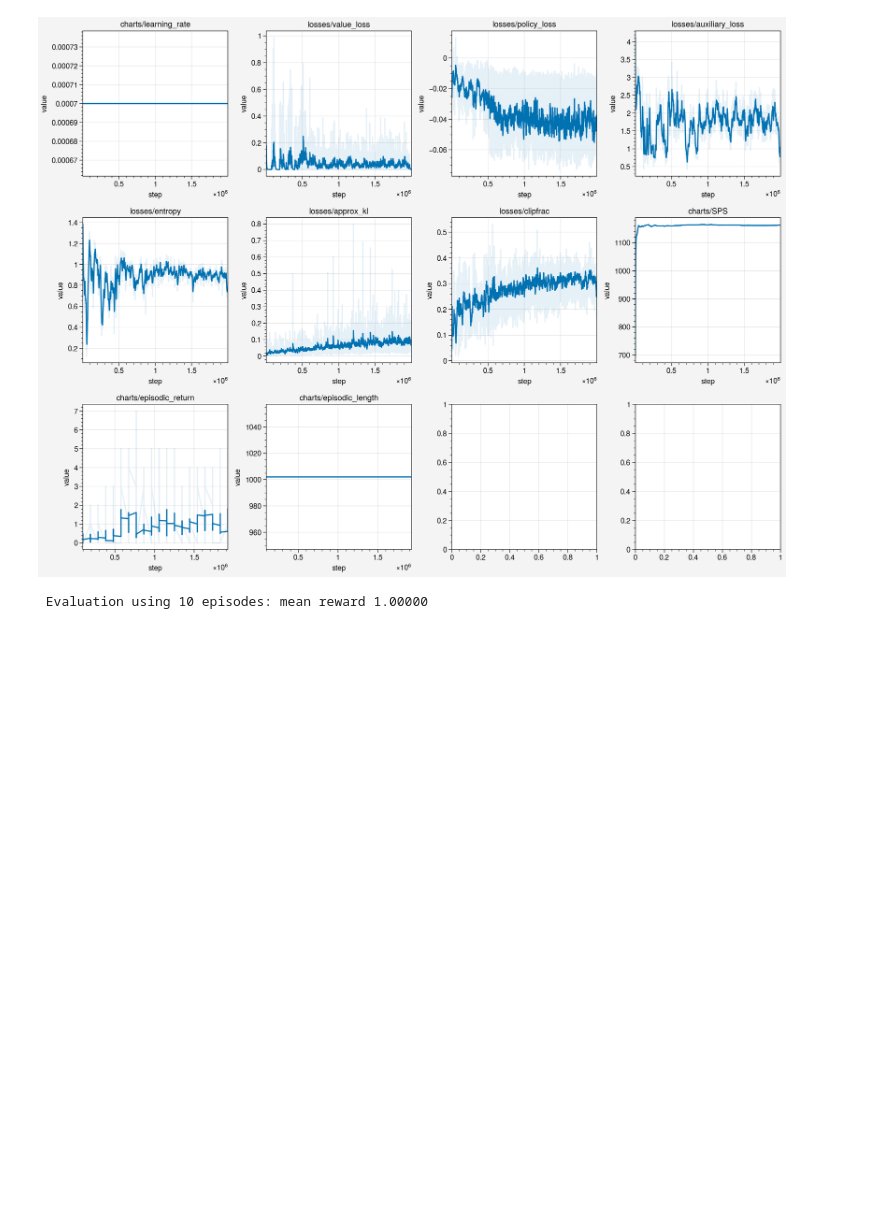
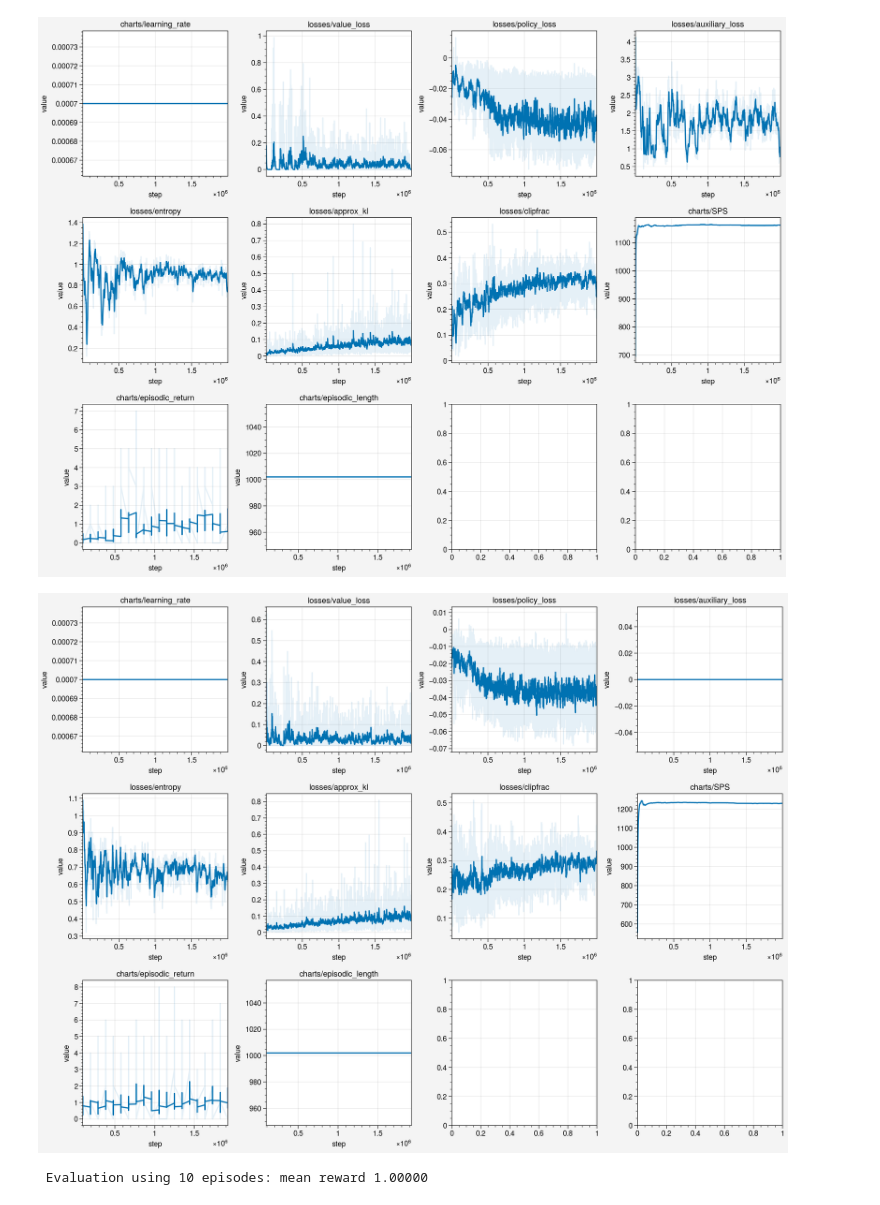
Before and after one commit to liuandrew/training-rl-algo, a Jupyter notebook: write_and_test/meta_nav.ipynb, the cells around one changed output. Saved outputs shown, nothing was run; the diff lists cells and outputs as text; code cells hidden in the pictures; blank space fills up the shorter version.

```diff
--- a/write_and_test/meta_nav.ipynb
+++ b/write_and_test/meta_nav.ipynb
@@ -64,6 +64,12 @@ df = load_exp_df(exp_name='meta_poster/meta_peast_auxwall1')
 plot_exp_df(df)
 # %% [output]
 [figure]
+# %%
+df = load_exp_df(exp_name='meta_poster/meta_c4')
+
+plot_exp_df(df)
+# %% [output]
+[figure, added]
 # %%
 action_randomizer = lambda step: np.random.choice([0, 1, 2])
 model_name = 'meta_poster_width/meta_peast_width16'
```
Also changed, not shown: parts of 10 cells of this notebook, 4 other files.
